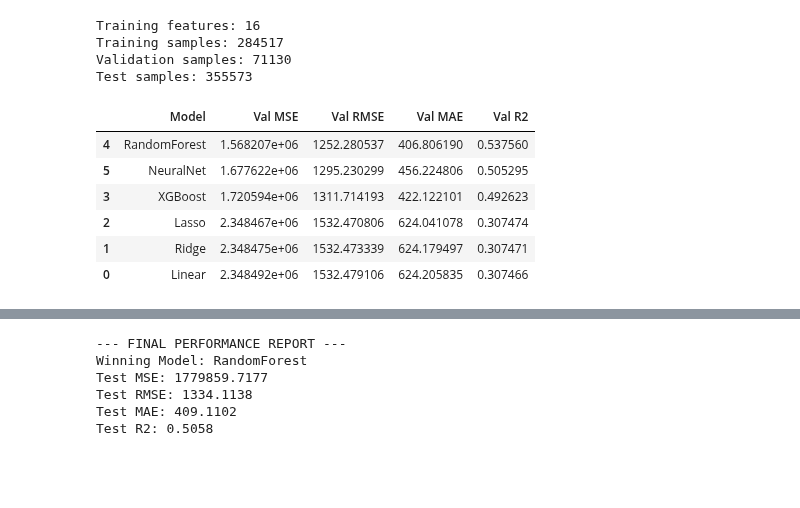
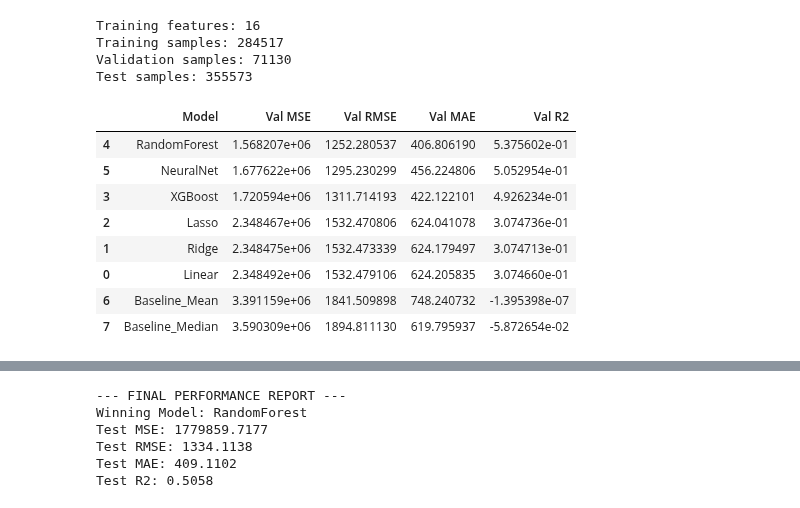
Before and after one commit to robertwzhou/Capstone2_FEMA_NFIPD, a Jupyter notebook: modeling.ipynb, the cells around one changed output, grey strips where cells are left out. Cells and saved outputs as stored; diff of their text form; code cells hidden in the pictures; blank space fills up the shorter version.

```diff
--- a/modeling.ipynb
+++ b/modeling.ipynb
@@ -97,43 +97,71 @@ mlp = MLPRegressor(hidden_layer_sizes=(64, 32), max_iter=100,
                    early_stopping=True, random_state=42).fit(X_train, y_train)
 # %%
 from sklearn.metrics import mean_absolute_error, r2_score
+
+# Calculate simple baselines using training target
+y_train_mean = y_train.mean()
+y_train_median = y_train.median()
 
 # Updated models dictionary
 models = {
     'Linear': linear_reg,
     'Ridge': ridge.best_estimator_,
     'Lasso': lasso.best_estimator_,
     'XGBoost': xgb.best_estimator_,
     'RandomForest': rf.best_estimator_,
     'NeuralNet': mlp
 }
 
 val_results = []
+
+# 1. Evaluate complex models
 for name, model in models.items():
     val_preds = model.predict(X_val)
     mse = mean_squared_error(y_val, val_preds)
     rmse = np.sqrt(mse)
     mae = mean_absolute_error(y_val, val_preds)
     r2 = r2_score(y_val, val_preds)
 
     val_results.append({
         'Model': name,
         'Val MSE': mse,
         'Val RMSE': rmse,
         'Val MAE': mae,
         'Val R2': r2
     })
 
+# 2. Evaluate Baseline: Mean
+mean_preds = np.full(shape=y_val.shape, fill_value=y_train_mean)
+val_results.append({
+    'Model': 'Baseline_Mean',
+    'Val MSE': mean_squared_error(y_val, mean_preds),
+    'Val RMSE': np.sqrt(mean_squared_error(y_val, mean_preds)),
+    'Val MAE': mean_absolute_error(y_val, mean_preds),
+    'Val R2': r2_score(y_val, mean_preds)
+})
+
+# 3. Evaluate Baseline: Median
+median_preds = np.full(shape=y_val.shape, fill_value=y_train_median)
+val_results.append({
+    'Model': 'Baseline_Median',
+    'Val MSE': mean_squared_error(y_val, median_preds),
+    'Val RMSE': np.sqrt(mean_squared_error(y_val, median_preds)),
+    'Val MAE': mean_absolute_error(y_val, median_preds),
+    'Val R2': r2_score(y_val, median_preds)
+})
+
 summary_df = pd.DataFrame(val_results).sort_values(by='Val MSE')
 display(summary_df)
 # %% [output]
 |  | Model | Val MSE | Val RMSE | Val MAE | Val R2 |
-| 4 | RandomForest | 1.568207e+06 | 1252.280537 | 406.806190 | 0.537560 |
-| 5 | NeuralNet | 1.677622e+06 | 1295.230299 | 456.224806 | 0.505295 |
-| 3 | XGBoost | 1.720594e+06 | 1311.714193 | 422.122101 | 0.492623 |
-| 2 | Lasso | 2.348467e+06 | 1532.470806 | 624.041078 | 0.307474 |
-| 1 | Ridge | 2.348475e+06 | 1532.473339 | 624.179497 | 0.307471 |
-| 0 | Linear | 2.348492e+06 | 1532.479106 | 624.205835 | 0.307466 |
+| 4 | RandomForest | 1.568207e+06 | 1252.280537 | 406.806190 | 5.375602e-01 |
+| 5 | NeuralNet | 1.677622e+06 | 1295.230299 | 456.224806 | 5.052954e-01 |
+| 3 | XGBoost | 1.720594e+06 | 1311.714193 | 422.122101 | 4.926234e-01 |
+| 2 | Lasso | 2.348467e+06 | 1532.470806 | 624.041078 | 3.074736e-01 |
+| 1 | Ridge | 2.348475e+06 | 1532.473339 | 624.179497 | 3.074713e-01 |
+| 0 | Linear | 2.348492e+06 | 1532.479106 | 624.205835 | 3.074660e-01 |
+| 6 | Baseline_Mean | 3.391159e+06 | 1841.509898 | 748.240732 | -1.395398e-07 |
+| 7 | Baseline_Median | 3.590309e+06 | 1894.811130 | 619.795937 | -5.872654e-02 |
 # %%
 import matplotlib.pyplot as plt
 import seaborn as sns
```
Also changed, not shown: parts of 1 cell of this notebook.
